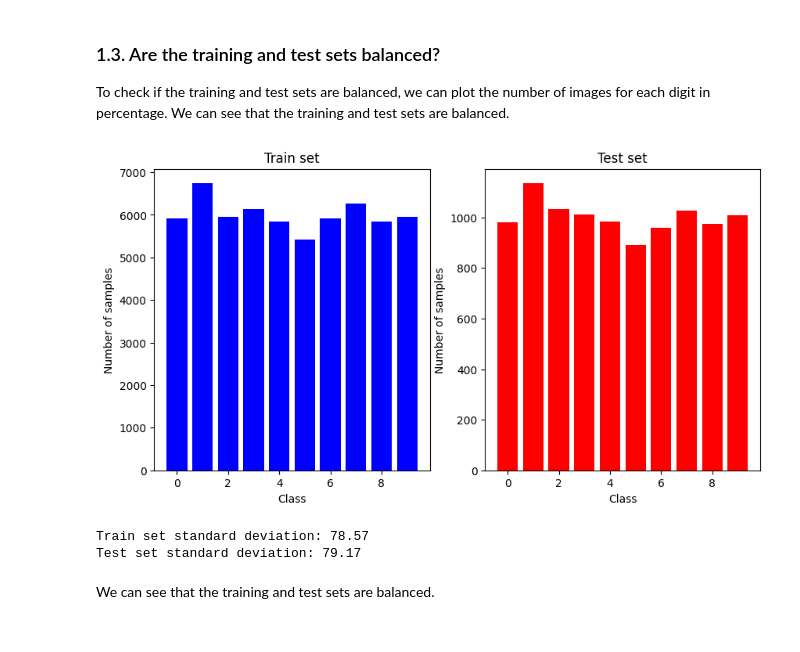
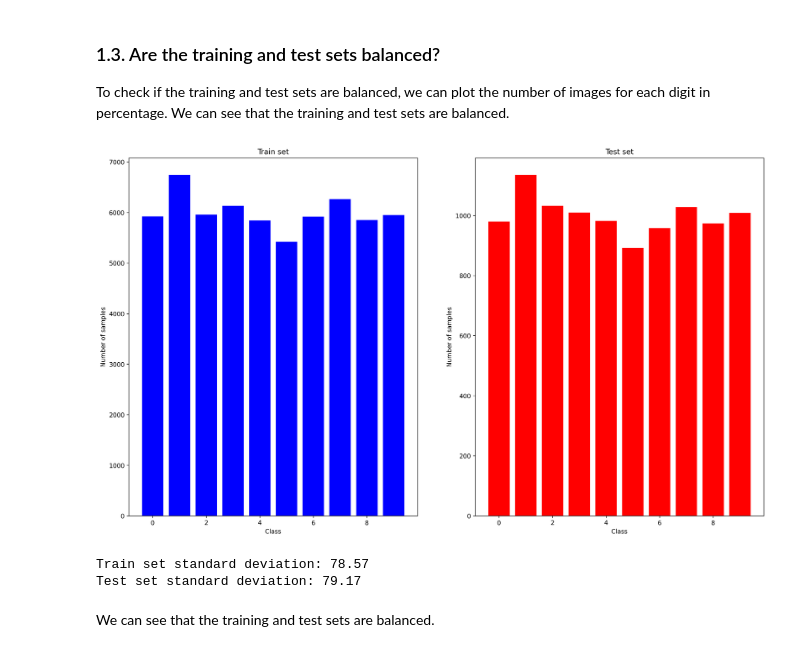
Before and after one commit to CharrierTim/Machine-Learning, a Jupyter notebook: TD1/Rapport TD1.ipynb, the cells around one changed output. Cells and saved outputs as stored; diff of their text form; code cells hidden in the pictures.

```diff
--- a/TD1/Rapport TD1.ipynb
+++ b/TD1/Rapport TD1.ipynb
@@ -77,23 +75,25 @@ To check if the training and test sets are balanced, we can plot the number of i
 # %%
 # Data balancing
 
 fig, ax = plt.subplots(1, 2, figsize=(10, 5))
 ax[0].bar(np.arange(10), np.bincount(Y_train), color='blue')
 ax[0].set_title("Train set")
 ax[0].set_xlabel("Class")
 ax[0].set_ylabel("Number of samples")
 ax[1].bar(np.arange(10), np.bincount(Y_test), color='red')
 ax[1].set_title("Test set")
 ax[1].set_xlabel("Class")
 ax[1].set_ylabel("Number of samples")
+fig.set_size_inches(18.5, 10.5)
+fig.dpi = 250
 plt.show()
 
 # Ecarts types
 
 print("Train set standard deviation: {:.2f}".format(np.std(X_train)))
 print("Test set standard deviation: {:.2f}".format(np.std(X_test)))
 # %% [output]
-[figure, old version]
+[figure, new version]
 Train set standard deviation: 78.57
 Test set standard deviation: 79.17
 # %% [markdown]
```
Also changed, not shown: parts of 7 cells of this notebook, 7 other files.
